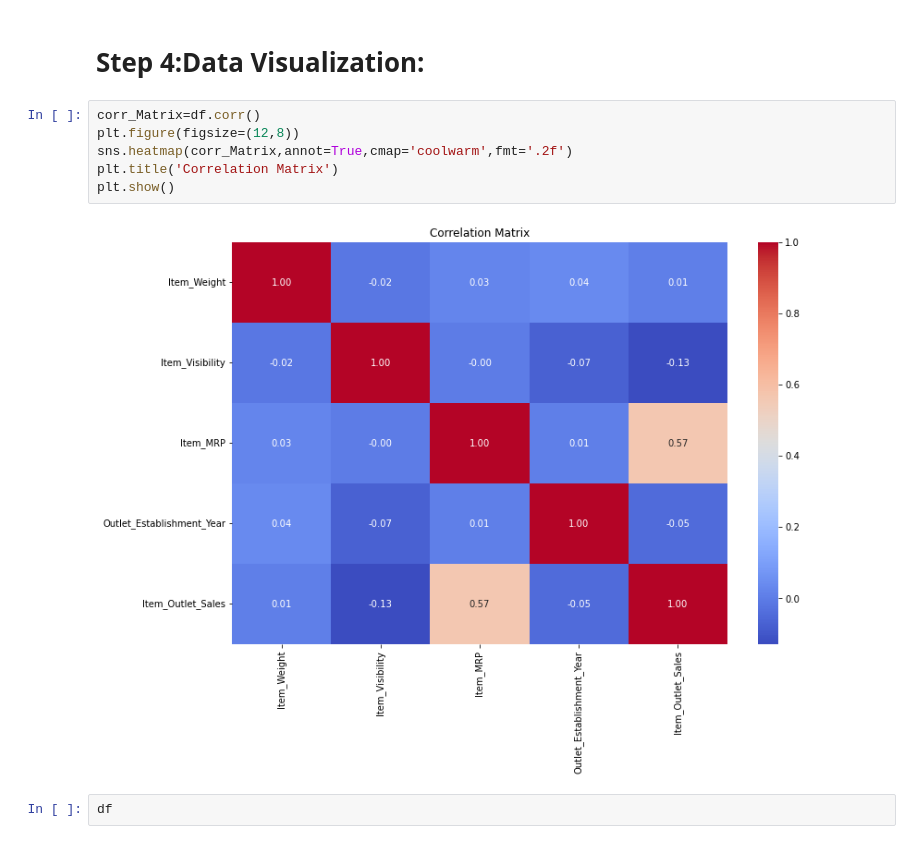
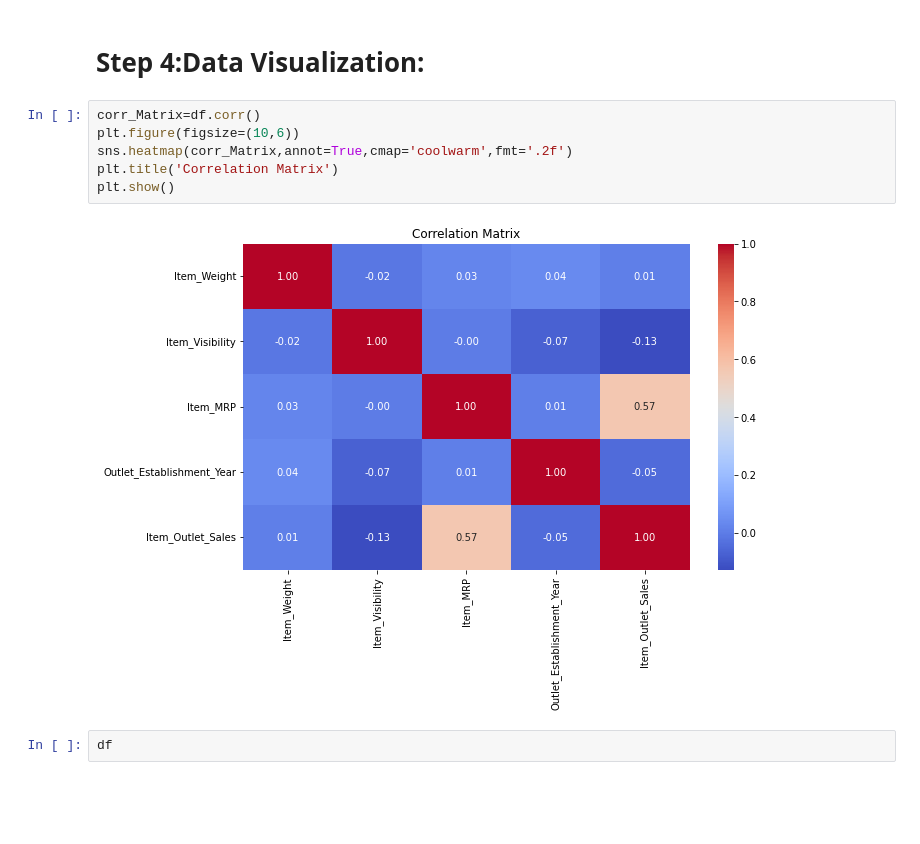
Before and after one commit to husanbano123/Big_Mart_Sales_Predictions, a Jupyter notebook: big_mart_sale_analysis.ipynb, the cells around one changed output. Saved outputs shown, nothing was run; the diff lists cells and outputs as text; blank space fills up the shorter version.

```diff
--- a/big_mart_sale_analysis.ipynb
+++ b/big_mart_sale_analysis.ipynb
@@ -272,12 +274,12 @@ for i in Categorical_features:
 # Step 4:Data Visualization:
 # %%
 corr_Matrix=df.corr()
-plt.figure(figsize=(12,8))
+plt.figure(figsize=(10,6))
 sns.heatmap(corr_Matrix,annot=True,cmap='coolwarm',fmt='.2f')
 plt.title('Correlation Matrix')
 plt.show()
 # %% [output]
-[figure, old version]
+[figure, new version]
 # %%
 df
 # %% [output]
```
Also changed, not shown: parts of 37 cells of this notebook.
